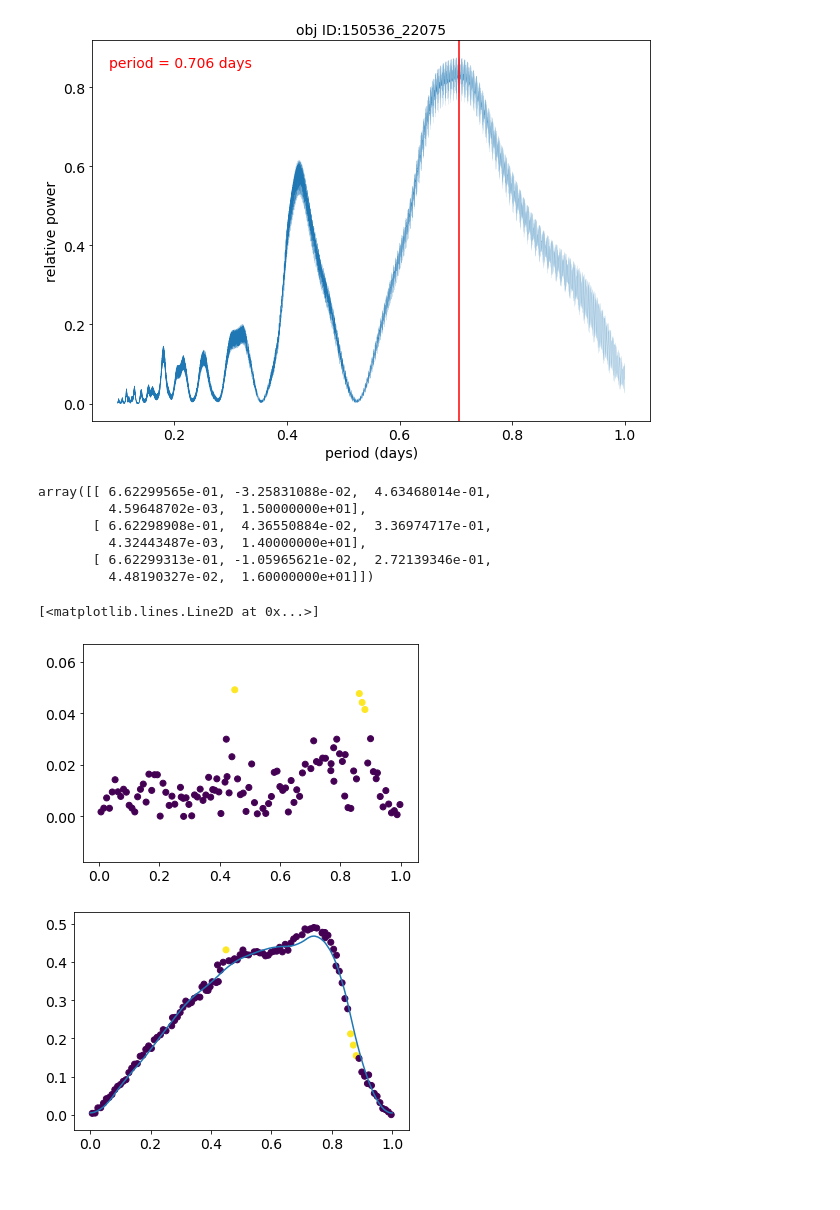
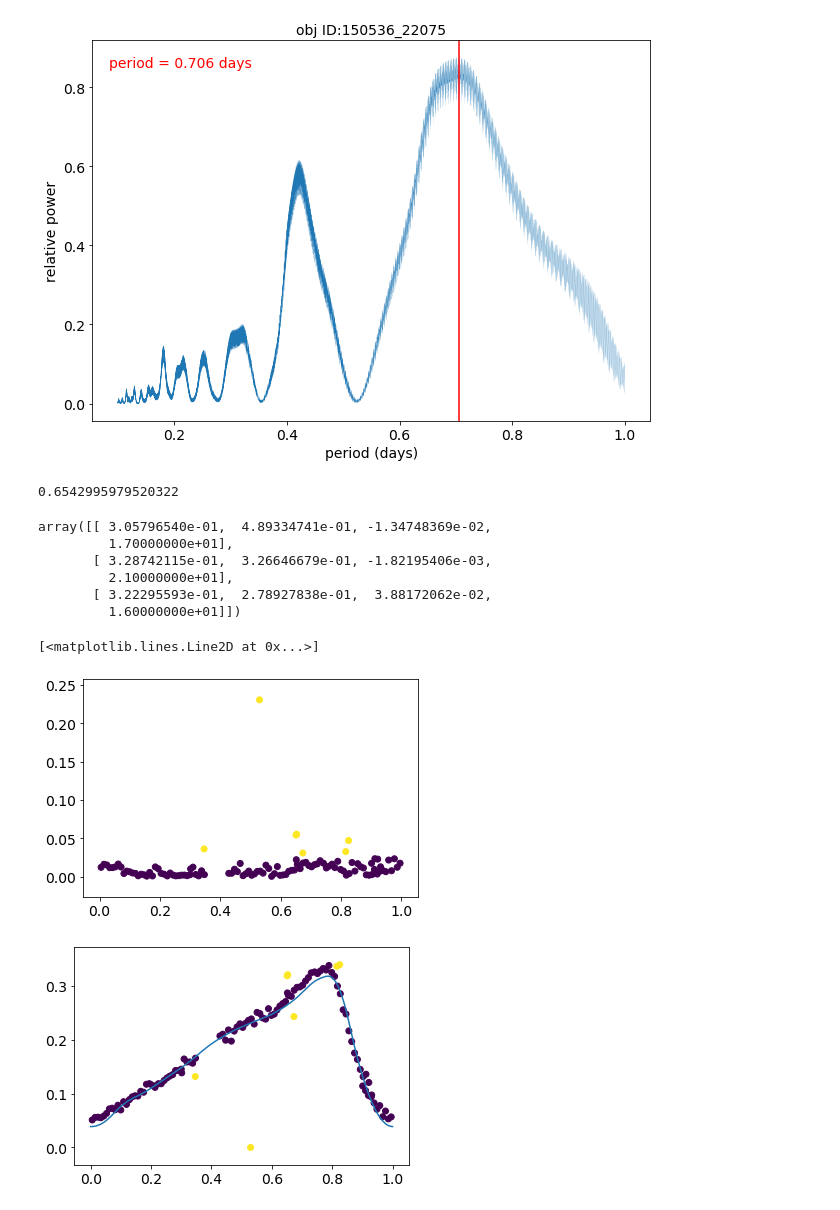
Before and after one commit to KyleLMatt/CurveFit, a Jupyter notebook: Templet Fitter.ipynb, the cells around one changed output. Drawn from its saved outputs; the diff is of its cells as text; code cells hidden in the pictures.

```diff
--- a/Templet Fitter.ipynb
+++ b/Templet Fitter.ipynb
@@ -264,31 +269,31 @@ i0=min(icrv[:,1])
 i1=max(icrv[:,1])
 pinit = ((0,g1-g0,g0),(0,r1-r0,r0),(0,i1-i0,i0),period)
 p,pars = tmpfit(tmps,crv,pinit)
-#display(pars)
+display(p)
+display(pars)
+# %% [output]
+0.6542995979520322
+array([[ 3.05796540e-01,  4.89334741e-01, -1.34748369e-02,
+         1.70000000e+01],
+       [ 3.28742115e-01,  3.26646679e-01, -1.82195406e-03,
+         2.10000000e+01],
+       [ 3.22295593e-01,  2.78927838e-01,  3.88172062e-02,
+         1.60000000e+01]])
-# %%
-jpars
-# %% [output]
-array([[ 6.62299565e-01, -3.25831088e-02,  4.63468014e-01,
-         4.59648702e-03,  1.50000000e+01],
-       [ 6.62298908e-01,  4.36550884e-02,  3.36974717e-01,
-         4.32443487e-03,  1.40000000e+01],
-       [ 6.62299313e-01, -1.05965621e-02,  2.72139346e-01,
-         4.48190327e-02,  1.60000000e+01]])
 # %%
-fltr = 0
+fltr = 2
 n = pars[:,-1].astype(int)
-f = interp1d(tmps[fltr][n[fltr],:,0],tmps[fltr][n[fltr],:,1]*pars[fltr,2]+pars[fltr,3])
-phase = (crv[fltr][:,0]-pars[fltr,1])/p %1
+f = interp1d(tmps[fltr][n[fltr],:,0],tmps[fltr][n[fltr],:,1]*pars[fltr,1]+pars[fltr,2])
+phase = (crv[fltr][:,0]/p-pars[fltr,0]) %1
 dif = abs(crv[fltr][:,1]-f(phase))
 plt.figure()
-plt.scatter(phase,dif,c=dif>utils.mad(dif)*5)
+plt.scatter(phase,dif,c=dif>utils.mad(dif)*3)
 plt.figure()
-plt.scatter(phase,crv[fltr][:,1],c=dif>utils.mad(dif)*5)
-plt.plot(tmps[fltr][n[fltr],:,0],tmps[fltr][n[fltr],:,1]*pars[fltr,2]+pars[fltr,3])
+plt.scatter(phase,crv[fltr][:,1],c=dif>utils.mad(dif)*3)
+plt.plot(tmps[fltr][n[fltr],:,0],tmps[fltr][n[fltr],:,1]*pars[fltr,1]+pars[fltr,2])
 # %% [output]
 [<matplotlib.lines.Line2D at 0x...>]
-[figure, old version]
+[figure, new version]
-[figure, old version]
+[figure, new version]
 # %%
 %time tmpfit(tmps,crv,pinit)
 # %% [output]
```
Also changed, not shown: parts of 2 cells of this notebook.
